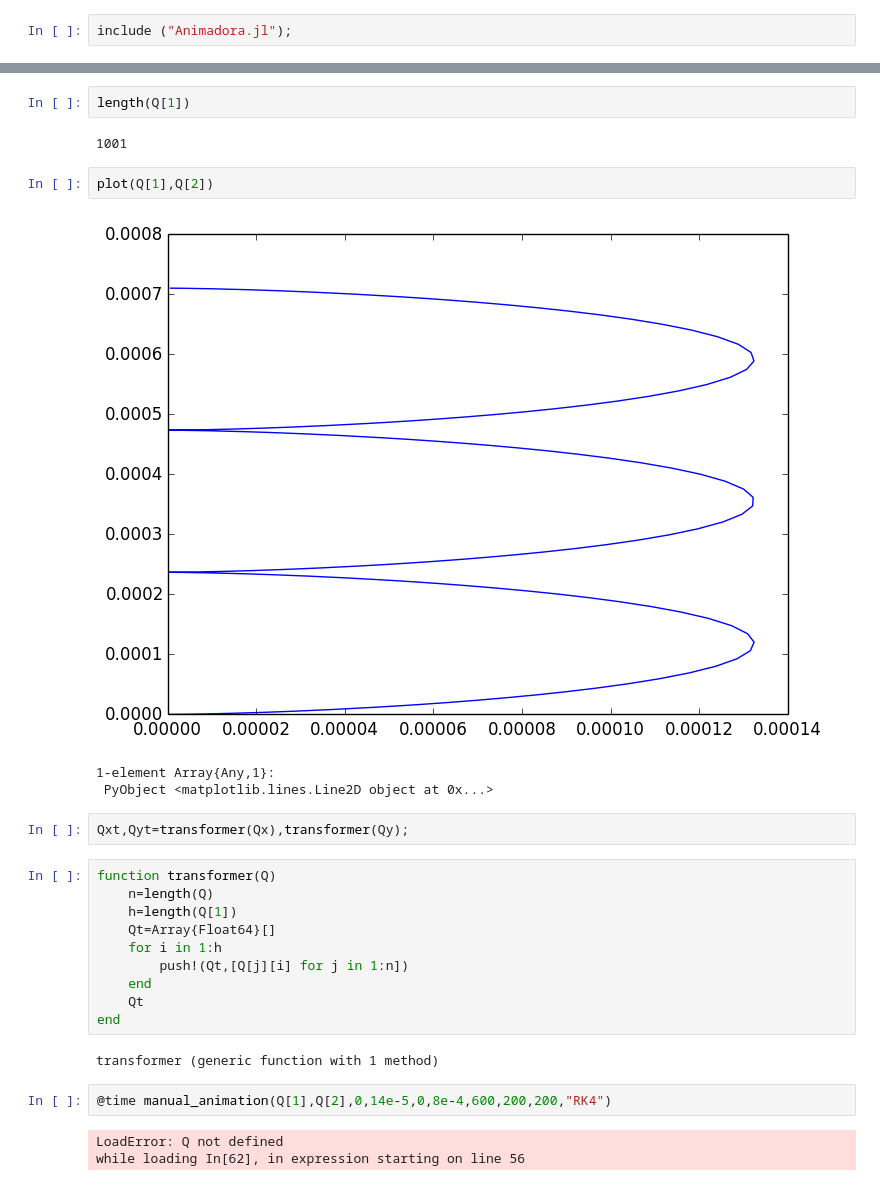
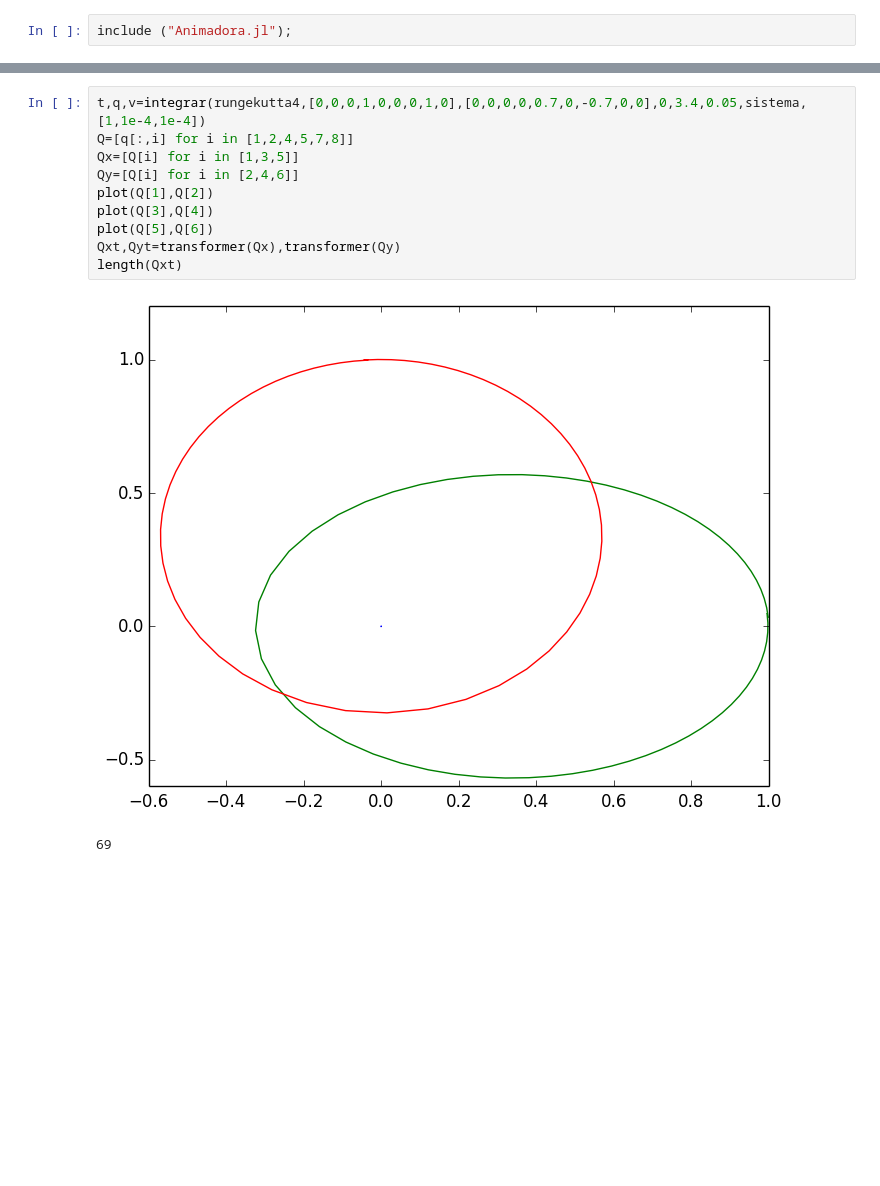
Before and after one commit to spinacho/Escuela, a Jupyter notebook: Séptimo semestre/Temas selectos FCI/Primera animacion.ipynb, the cells around one changed output, grey strips where cells are left out. Saved outputs shown, nothing was run; the diff lists cells and outputs as text; blank space fills up the shorter version.

```diff
--- a/Séptimo semestre/Temas selectos FCI/Primera animacion.ipynb
+++ b/Séptimo semestre/Temas selectos FCI/Primera animacion.ipynb
@@ -16,30 +7,14 @@ Qy=[Q[i] for i in [2,4]]
-# %%
-length(Q[1])
-# %% [output]
-1001
-# %%
-plot(Q[1],Q[2])
-# %% [output]
-[figure, removed]
-1-element Array{Any,1}:
- PyObject <matplotlib.lines.Line2D object at 0x...>
-# %%
-Qxt,Qyt=transformer(Qx),transformer(Qy);
-# %%
-function transformer(Q)
-    n=length(Q)
-    h=length(Q[1])
-    Qt=Array{Float64}[]
-    for i in 1:h
-        push!(Qt,[Q[j][i] for j in 1:n])
-    end
-    Qt
-end
-# %% [output]
-transformer (generic function with 1 method)
-# %%
-@time manual_animation(Q[1],Q[2],0,14e-5,0,8e-4,600,200,200,"RK4")
-# %% [output]
-LoadError: Q not defined
-while loading In[62], in expression starting on line 56
+# %%
+t,q,v=integrar(rungekutta4,[0,0,0,1,0,0,0,1,0],[0,0,0,0,0.7,0,-0.7,0,0],0,3.4,0.05,sistema,[1,1e-4,1e-4])
+Q=[q[:,i] for i in [1,2,4,5,7,8]]
+Qx=[Q[i] for i in [1,3,5]]
+Qy=[Q[i] for i in [2,4,6]]
+plot(Q[1],Q[2])
+plot(Q[3],Q[4])
+plot(Q[5],Q[6])
+Qxt,Qyt=transformer(Qx),transformer(Qy)
+length(Qxt)
+# %% [output]
+[figure, added]
+69
 # %%
```
Also changed, not shown: parts of 13 cells of this notebook, 3 other files.
